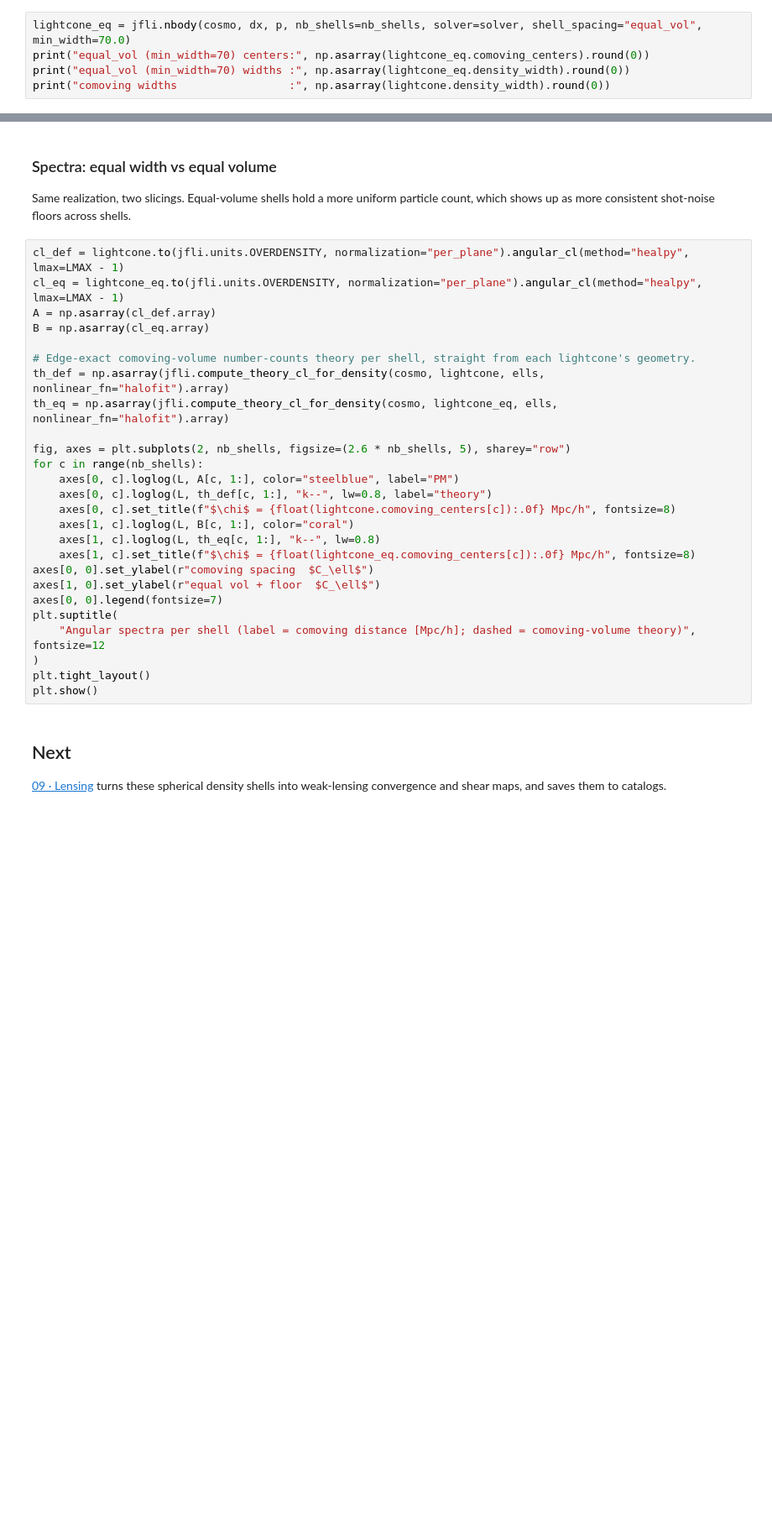
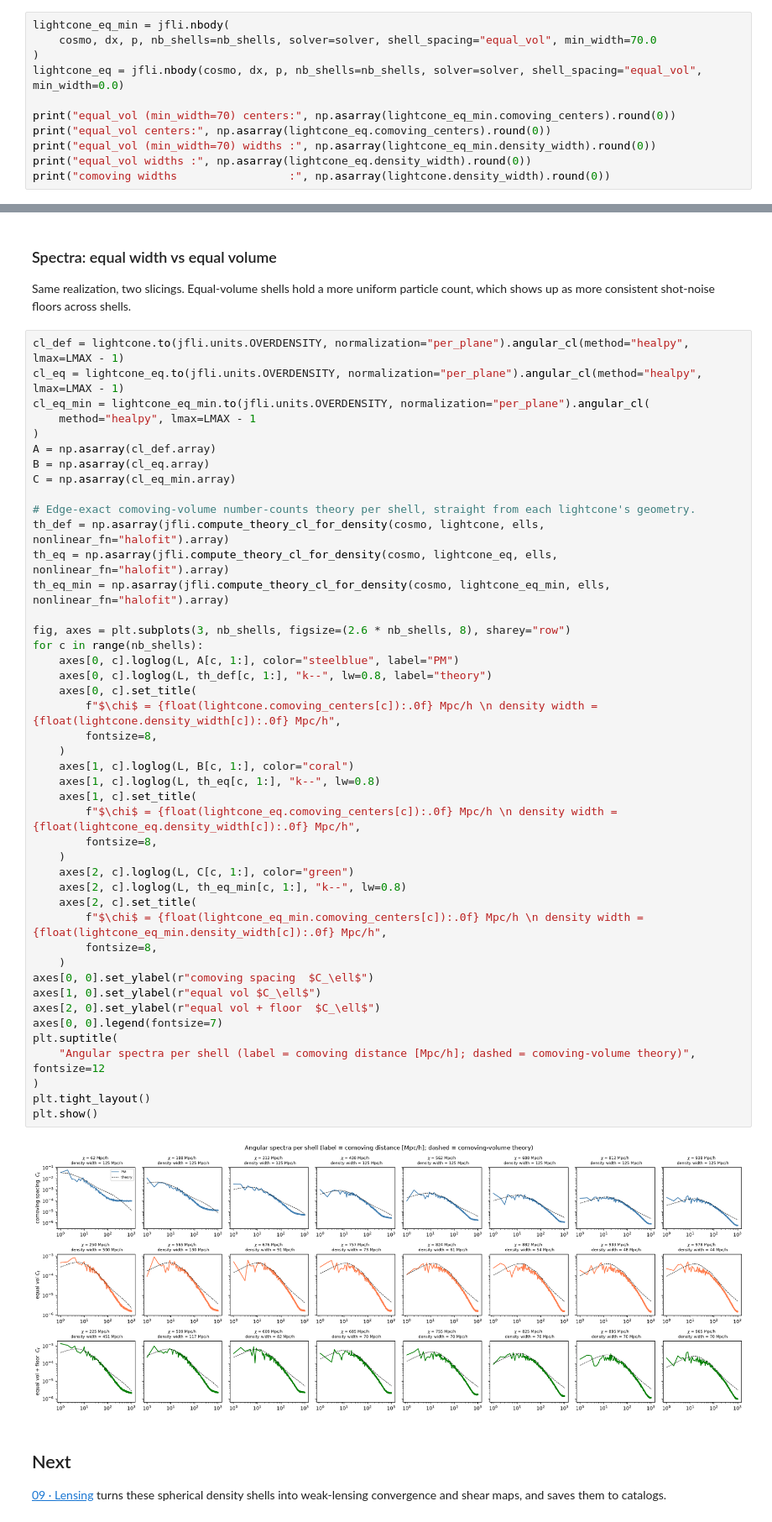
Before and after one commit to ASKabalan/jax-fli, a Jupyter notebook: docs/2-advanced-usage/08-Advanced-PM.ipynb, the cells around one changed output, grey strips where cells are left out. Shown at 84% size. Drawn from its saved outputs; the diff is of its cells as text; blank space fills up the shorter version.

```diff
--- a/docs/2-advanced-usage/08-Advanced-PM.ipynb
+++ b/docs/2-advanced-usage/08-Advanced-PM.ipynb
@@ -228,7 +234,13 @@ plt.show()
 
 We rerun the same pipeline with `shell_spacing="equal_vol"` and a **binding `min_width=70`**: the inner shells keep their equal-volume widths while the thin outer shells are floored to 70 Mpc/h. The near-shell shot-noise fix is preserved; only the razor-thin far shells (44–61 Mpc/h under pure equal volume) are widened.
 # %%
-lightcone_eq = jfli.nbody(cosmo, dx, p, nb_shells=nb_shells, solver=solver, shell_spacing="equal_vol", min_width=70.0)
-print("equal_vol (min_width=70) centers:", np.asarray(lightcone_eq.comoving_centers).round(0))
-print("equal_vol (min_width=70) widths :", np.asarray(lightcone_eq.density_width).round(0))
+lightcone_eq_min = jfli.nbody(
+    cosmo, dx, p, nb_shells=nb_shells, solver=solver, shell_spacing="equal_vol", min_width=70.0
+)
+lightcone_eq = jfli.nbody(cosmo, dx, p, nb_shells=nb_shells, solver=solver, shell_spacing="equal_vol", min_width=0.0)
+
+print("equal_vol (min_width=70) centers:", np.asarray(lightcone_eq_min.comoving_centers).round(0))
+print("equal_vol centers:", np.asarray(lightcone_eq.comoving_centers).round(0))
+print("equal_vol (min_width=70) widths :", np.asarray(lightcone_eq_min.density_width).round(0))
+print("equal_vol widths :", np.asarray(lightcone_eq.density_width).round(0))
 print("comoving widths                 :", np.asarray(lightcone.density_width).round(0))
@@ -239,29 +257,49 @@ Same realization, two slicings. Equal-volume shells hold a more uniform particle
 # %%
 cl_def = lightcone.to(jfli.units.OVERDENSITY, normalization="per_plane").angular_cl(method="healpy", lmax=LMAX - 1)
 cl_eq = lightcone_eq.to(jfli.units.OVERDENSITY, normalization="per_plane").angular_cl(method="healpy", lmax=LMAX - 1)
+cl_eq_min = lightcone_eq_min.to(jfli.units.OVERDENSITY, normalization="per_plane").angular_cl(
+    method="healpy", lmax=LMAX - 1
+)
 A = np.asarray(cl_def.array)
 B = np.asarray(cl_eq.array)
+C = np.asarray(cl_eq_min.array)
 
 # Edge-exact comoving-volume number-counts theory per shell, straight from each lightcone's geometry.
 th_def = np.asarray(jfli.compute_theory_cl_for_density(cosmo, lightcone, ells, nonlinear_fn="halofit").array)
 th_eq = np.asarray(jfli.compute_theory_cl_for_density(cosmo, lightcone_eq, ells, nonlinear_fn="halofit").array)
+th_eq_min = np.asarray(jfli.compute_theory_cl_for_density(cosmo, lightcone_eq_min, ells, nonlinear_fn="halofit").array)
 
-fig, axes = plt.subplots(2, nb_shells, figsize=(2.6 * nb_shells, 5), sharey="row")
+fig, axes = plt.subplots(3, nb_shells, figsize=(2.6 * nb_shells, 8), sharey="row")
 for c in range(nb_shells):
     axes[0, c].loglog(L, A[c, 1:], color="steelblue", label="PM")
     axes[0, c].loglog(L, th_def[c, 1:], "k--", lw=0.8, label="theory")
-    axes[0, c].set_title(f"$\chi$ = {float(lightcone.comoving_centers[c]):.0f} Mpc/h", fontsize=8)
+    axes[0, c].set_title(
+        f"$\chi$ = {float(lightcone.comoving_centers[c]):.0f} Mpc/h \n density width = {float(lightcone.density_width[c]):.0f} Mpc/h",
+        fontsize=8,
+    )
     axes[1, c].loglog(L, B[c, 1:], color="coral")
     axes[1, c].loglog(L, th_eq[c, 1:], "k--", lw=0.8)
-    axes[1, c].set_title(f"$\chi$ = {float(lightcone_eq.comoving_centers[c]):.0f} Mpc/h", fontsize=8)
+    axes[1, c].set_title(
+        f"$\chi$ = {float(lightcone_eq.comoving_centers[c]):.0f} Mpc/h \n density width = {float(lightcone_eq.density_width[c]):.0f} Mpc/h",
+        fontsize=8,
+    )
+    axes[2, c].loglog(L, C[c, 1:], color="green")
+    axes[2, c].loglog(L, th_eq_min[c, 1:], "k--", lw=0.8)
+    axes[2, c].set_title(
+        f"$\chi$ = {float(lightcone_eq_min.comoving_centers[c]):.0f} Mpc/h \n density width = {float(lightcone_eq_min.density_width[c]):.0f} Mpc/h",
+        fontsize=8,
+    )
 axes[0, 0].set_ylabel(r"comoving spacing  $C_\ell$")
-axes[1, 0].set_ylabel(r"equal vol + floor  $C_\ell$")
+axes[1, 0].set_ylabel(r"equal vol $C_\ell$")
+axes[2, 0].set_ylabel(r"equal vol + floor  $C_\ell$")
 axes[0, 0].legend(fontsize=7)
 plt.suptitle(
     "Angular spectra per shell (label = comoving distance [Mpc/h]; dashed = comoving-volume theory)", fontsize=12
 )
 plt.tight_layout()
 plt.show()
+# %% [output]
+[figure, added]
 # %% [markdown]
 ## Next
 
```
Also changed, not shown: parts of 3 cells of this notebook.
